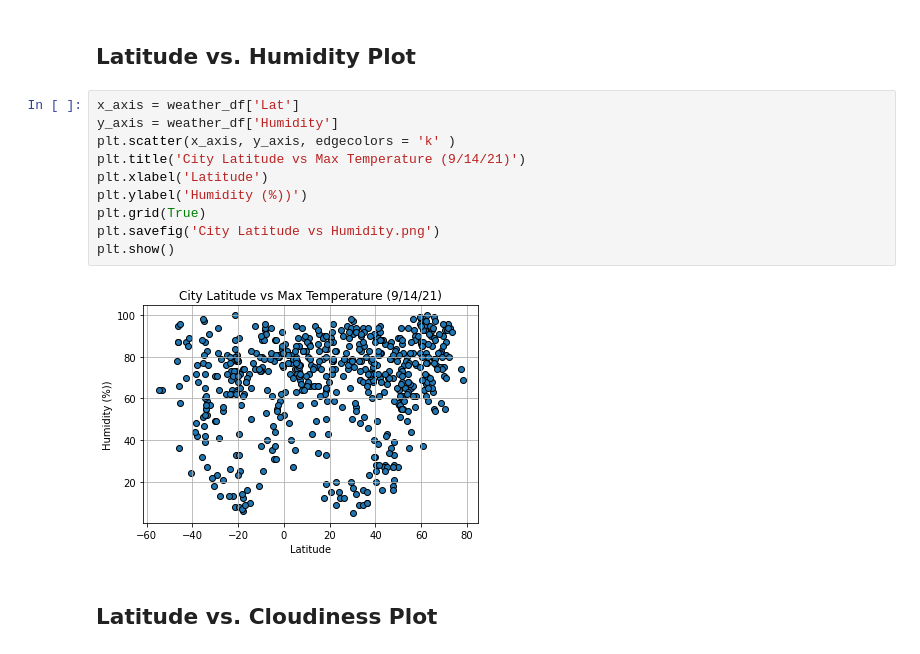
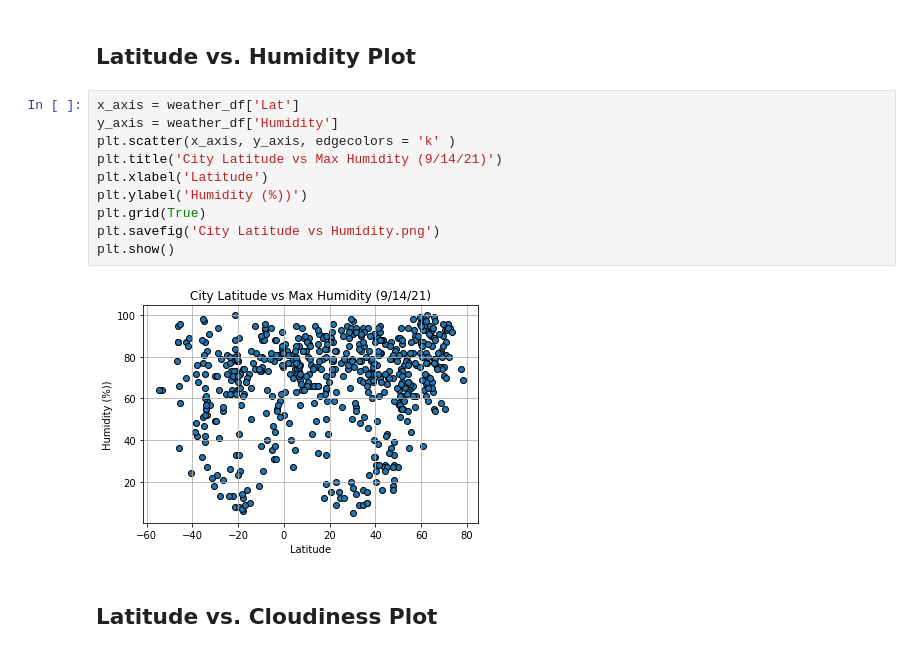
Before and after one commit to Bgood524/Python_API_Challenge, a Jupyter notebook: WeatherPy/WeatherPy.ipynb, the cells around one changed output. Drawn from its saved outputs; the diff is of its cells as text.

Commit message:
fixed humidity plot

```diff
--- a/WeatherPy/WeatherPy.ipynb
+++ b/WeatherPy/WeatherPy.ipynb
@@ -261,15 +261,15 @@ plt.show()
 # %%
 x_axis = weather_df['Lat']
 y_axis = weather_df['Humidity']
 plt.scatter(x_axis, y_axis, edgecolors = 'k' )
-plt.title('City Latitude vs Max Temperature (9/14/21)')
+plt.title('City Latitude vs Max Humidity (9/14/21)')
 plt.xlabel('Latitude')
 plt.ylabel('Humidity (%))')
 plt.grid(True)
 plt.savefig('City Latitude vs Humidity.png')
 plt.show()
 # %% [output]
-[figure, old version]
+[figure, new version]
 # %% [markdown]
 ## Latitude vs. Cloudiness Plot
 # %%
```
Also changed, not shown: 1 other file.
